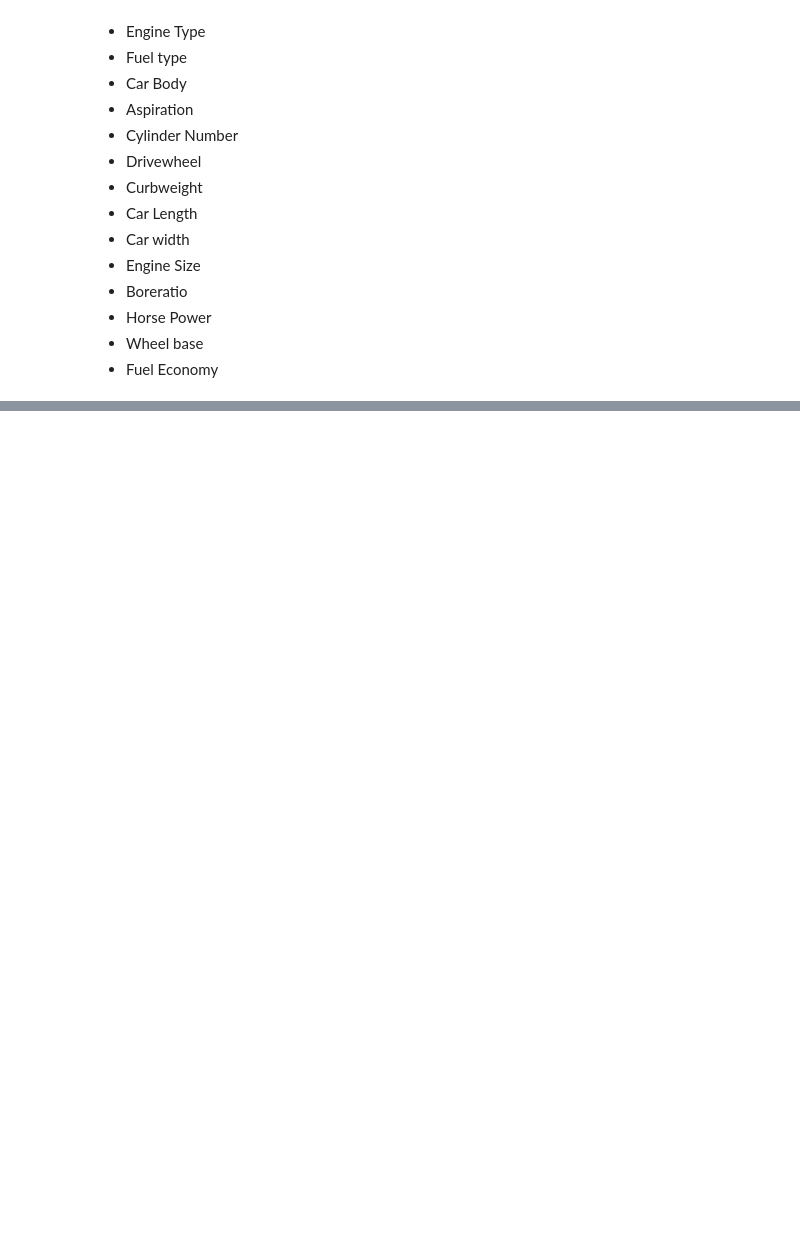
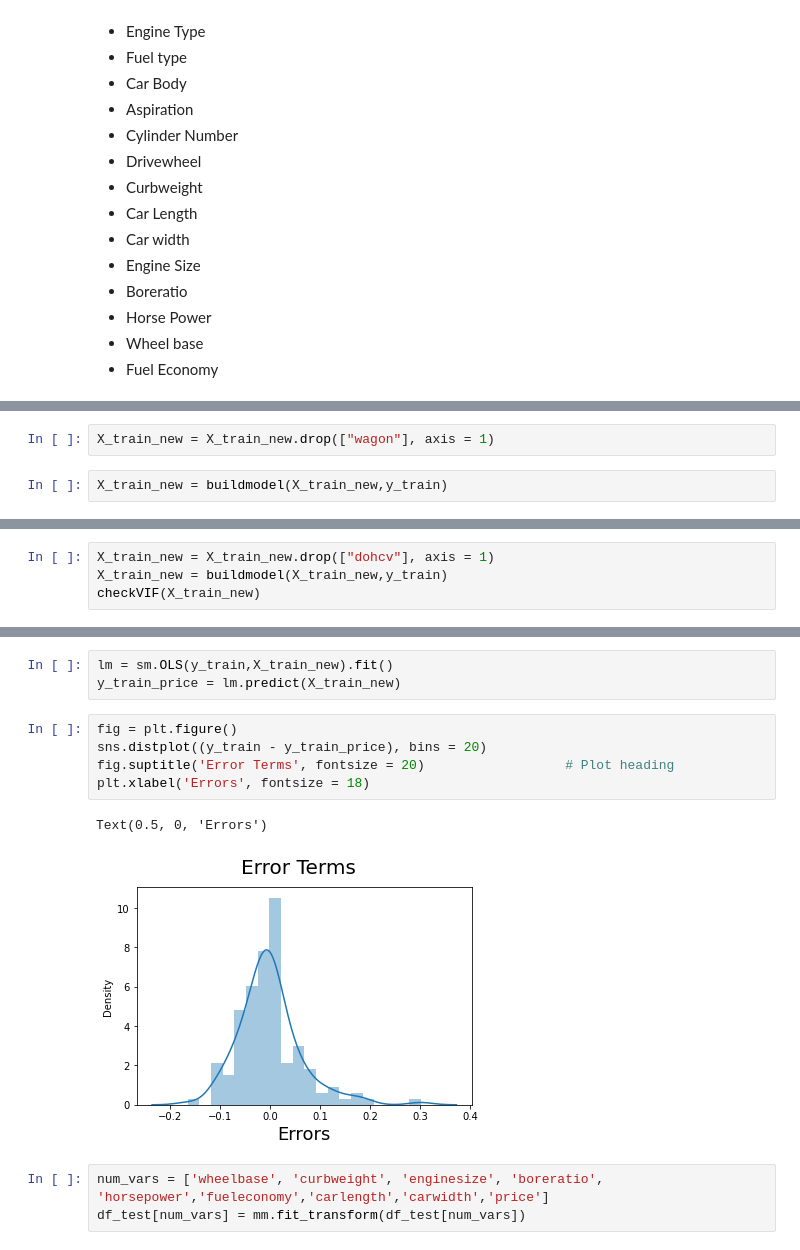
Before and after one commit to keithferns98/ML_Models, a Jupyter notebook: Linear_Reg_cleaning_adv.ipynb, the cells around one changed output, grey strips where cells are left out. Saved outputs shown, nothing was run; the diff lists cells and outputs as text; blank space fills up the shorter version.

```diff
--- a/Linear_Reg_cleaning_adv.ipynb
+++ b/Linear_Reg_cleaning_adv.ipynb
@@ -451,0 +742,4 @@ List of significant variables after Visual analysis :¶
+# %%
+X_train_new = X_train_new.drop(["wagon"], axis = 1)
+# %%
+X_train_new = buildmodel(X_train_new,y_train)
@@ -451,0 +775,4 @@ List of significant variables after Visual analysis :¶
+# %%
+X_train_new = X_train_new.drop(["dohcv"], axis = 1)
+X_train_new = buildmodel(X_train_new,y_train)
+checkVIF(X_train_new)
@@ -451,0 +804,14 @@ List of significant variables after Visual analysis :¶
+# %%
+lm = sm.OLS(y_train,X_train_new).fit()
+y_train_price = lm.predict(X_train_new)
+# %%
+fig = plt.figure()
+sns.distplot((y_train - y_train_price), bins = 20)
+fig.suptitle('Error Terms', fontsize = 20)                  # Plot heading
+plt.xlabel('Errors', fontsize = 18)
+# %% [output]
+Text(0.5, 0, 'Errors')
+[figure, added]
+# %%
+num_vars = ['wheelbase', 'curbweight', 'enginesize', 'boreratio', 'horsepower','fueleconomy','carlength','carwidth','price']
+df_test[num_vars] = mm.fit_transform(df_test[num_vars])
```
Also changed, not shown: parts of 48 cells of this notebook.
